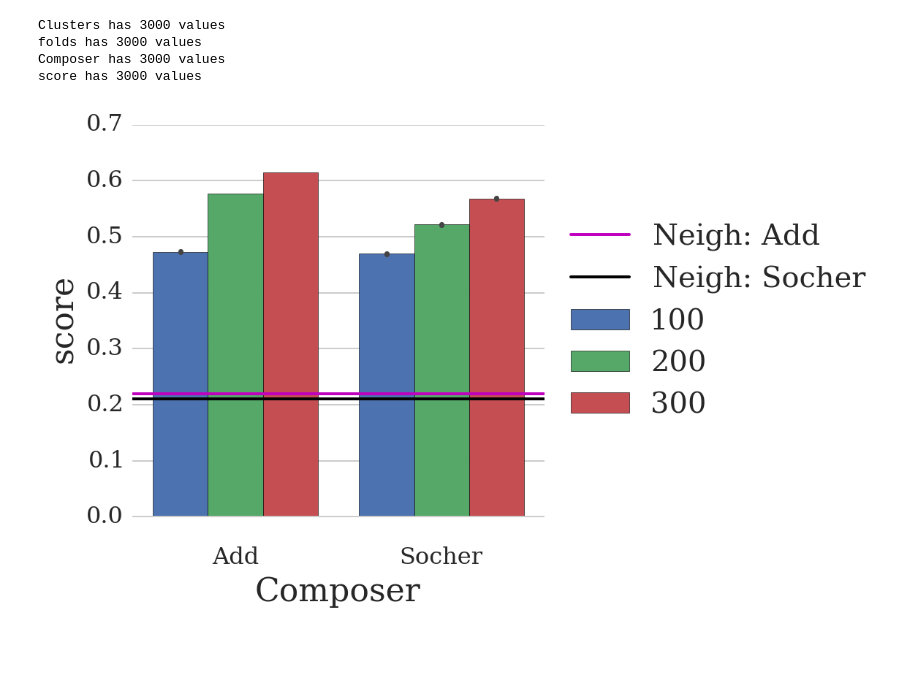
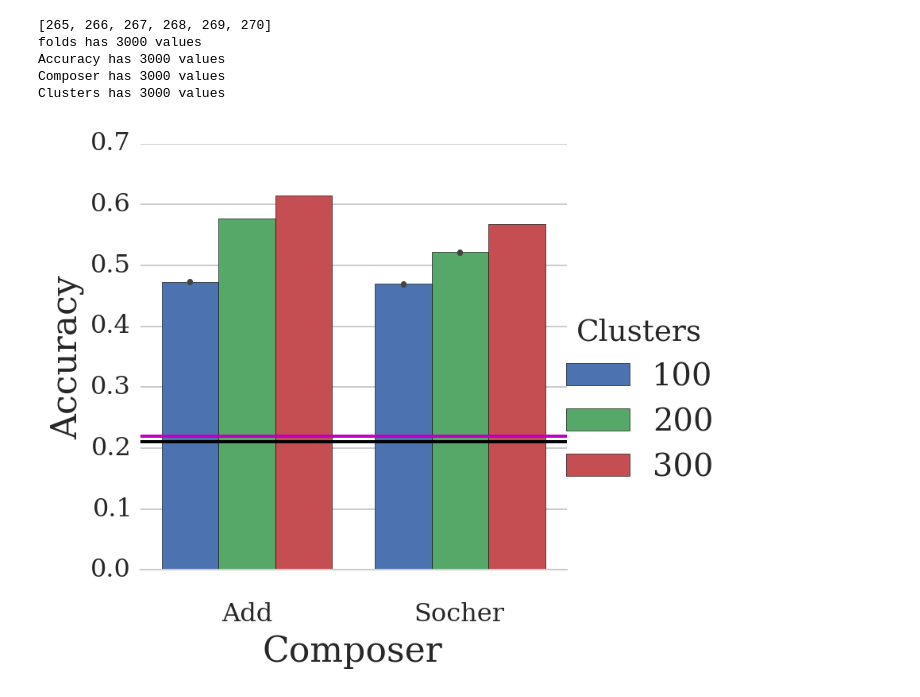
Before and after one commit to mbatchkarov/ExpLosion, a Jupyter notebook: notebooks/clustered_vectors_results.ipynb, the cells around one changed output. Saved outputs shown, nothing was run; the diff lists cells and outputs as text; code cells hidden in the pictures; blank space fills up the shorter version.

```diff
--- a/notebooks/clustered_vectors_results.ipynb
+++ b/notebooks/clustered_vectors_results.ipynb
@@ -10,48 +12,52 @@ from gui.output_utils import *
-# %%
-query_dict = {
-             'clusters__num_clusters__in': [100, 200, 300],
-             'clusters__vectors__algorithm': 'turian',
-             'clusters__vectors__composer__in': ['Add', 'Socher'],
-             'clusters__vectors__dimensionality': 100,
-             'clusters__vectors__rep': 0,
-             'clusters__vectors__unlabelled': 'turian',
-             'clusters__vectors__unlabelled_percentage': 100,
-             'clusters__vectors__use_ppmi': 0,
-             'document_features_ev': 'AN+NN',
-             'document_features_tr': 'J+N+AN+NN',
-             'labelled': 'amazon_grouped-tagged'}
-ids = Experiment.objects.filter(**query_dict).values_list('id', flat=True)
-df = dataframe_from_exp_ids(ids, {'Clusters':'clusters__num_clusters',
-                                  'Composer':'clusters__vectors__composer'})
-# %% [output]
-Clusters has 3000 values
-folds has 3000 values
-Composer has 3000 values
-score has 3000 values
+# %%
+def do_plot(query_dict, other_dict):
+    ids = Experiment.objects.filter(**query_dict).values_list('id', flat=True)
+    print(ids)
+    df = dataframe_from_exp_ids(ids, {'Clusters':'clusters__num_clusters',
+                                      'Composer':'clusters__vectors__composer'})
+
+    grid = sns.factorplot(hue='Clusters', y='Accuracy', data=df, x='Composer',
+                          kind='bar'); #legend=False
+    # grid.set_xticklabels(rotation=60);
+
+    colors = 'mk'
+    for i, exp in enumerate(Experiment.objects.filter(**other_dict)):
+        plt.axhline(Results.objects.get(id=exp.id, classifier=CLASSIFIER).accuracy_mean,
+                   label='Neigh: %s'%exp.expansions.vectors.composer, c=colors[i])
+    sns.despine(left=True)
+    # plt.legend(loc='center left', bbox_to_anchor=(1, 0.5));
 # %%
+query_dict = {
+             'clusters__num_clusters__in': [100, 200, 300],
+             'clusters__vectors__algorithm': 'turian',
+             'clusters__vectors__composer__in': ['Add', 'Socher'],
+             'clusters__vectors__unlabelled': 'turian',
+             'clusters__vectors__dimensionality': 100,
+             'clusters__vectors__rep': 0,
+             'clusters__vectors__unlabelled_percentage': 100,
+             'clusters__vectors__use_ppmi': 0,
+             'document_features_ev': 'AN+NN',
+             'document_features_tr': 'J+N+AN+NN',
+             'labelled': 'amazon_grouped-tagged'}
 # scores of the same vectors when used to lookup and replace neighbours instead of via clustering
 other_dict = {
             'document_features_ev': 'AN+NN',
             'document_features_tr': 'J+N+AN+NN',
             'expansions__decode_handler': 'SignifiedOnlyFeatureHandler',
             'expansions__vectors__algorithm': 'turian',
             'expansions__vectors__composer__in': ['Add', 'Socher'],
             'expansions__vectors__dimensionality': 100,
             'expansions__vectors__rep': 0,
             'expansions__vectors__unlabelled': 'turian',
             'expansions__vectors__unlabelled_percentage': 100,
             'expansions__vectors__use_ppmi': 0,
             'labelled': 'amazon_grouped-tagged'}
+do_plot(query_dict, other_dict)
+plt.savefig('plot-clusters1.pdf', format='pdf', dpi=300, bbox_inches='tight', pad_inches=0.1)
+# %% [output]
+[265, 266, 267, 268, 269, 270]
+folds has 3000 values
+Accuracy has 3000 values
+Composer has 3000 values
+Clusters has 3000 values
+[figure, added]
-# %%
-%autoreload
-grid = sns.factorplot(hue='Clusters', y='score', data=df, x='Composer',
-                      kind='bar', legend=False);
-# grid.set_xticklabels(rotation=60);
-colors = 'mk'
-for i, exp in enumerate(Experiment.objects.filter(**other_dict)):
-    plt.axhline(Results.objects.get(id=exp.id, classifier=CLASSIFIER).accuracy_mean,
-               label='Neigh: %s'%exp.expansions.vectors.composer, c=colors[i])
-sns.despine(left=True)
-plt.legend(loc='center left', bbox_to_anchor=(1, 0.5));
-# %% [output]
-[figure, removed]
```
Also changed, not shown: parts of 2 cells of this notebook, 10 other files.
